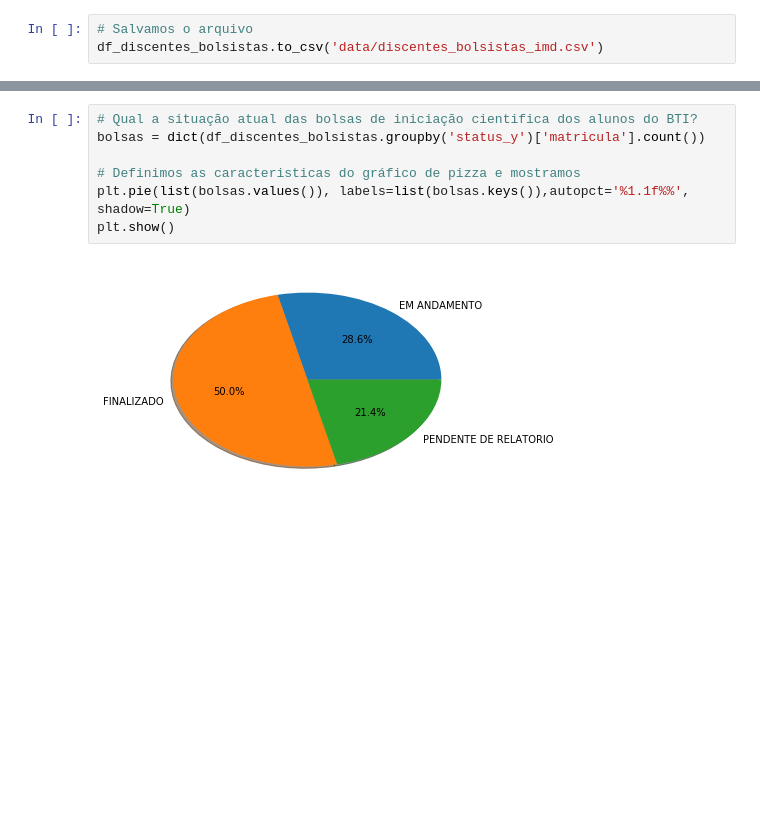
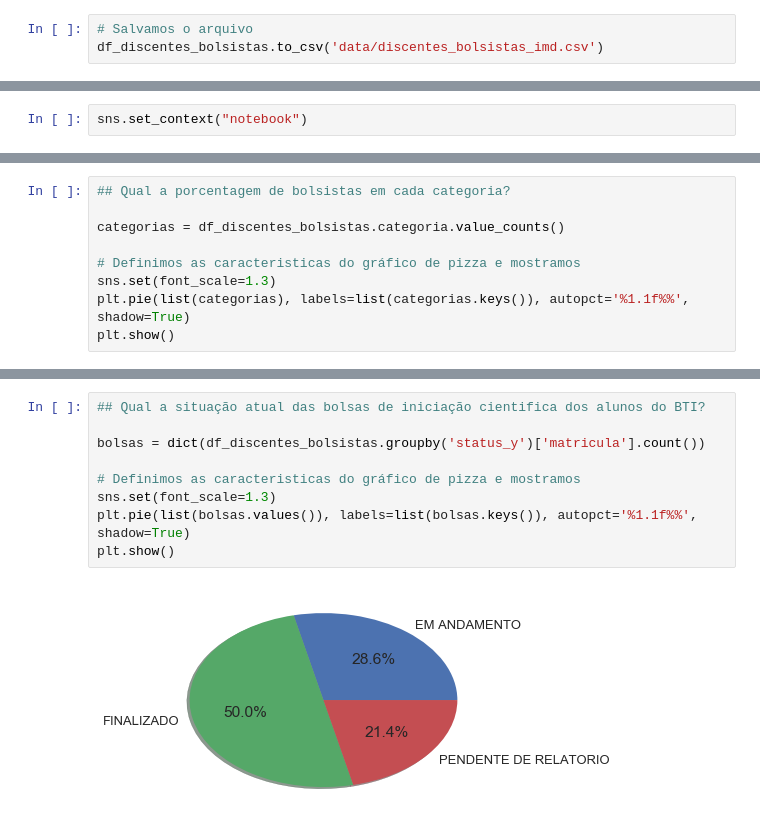
Before and after one commit to alvarofpp/imd0033-imd-pesquisa, a Jupyter notebook: IMD Pesquisa.ipynb, the cells around one changed output, grey strips where cells are left out. Cells and saved outputs as stored; diff of their text form; blank space fills up the shorter version.

Commit message:
Discentes

```diff
--- a/IMD Pesquisa.ipynb
+++ b/IMD Pesquisa.ipynb
@@ -197 +213,3 @@ df_discentes_bolsistas.to_csv('data/discentes_bolsistas_imd.csv')
+# %%
+sns.set_context("notebook")
 # %% [markdown]
@@ -230,0 +236,9 @@ Name: categoria, dtype: int64
+# %%
+## Qual a porcentagem de bolsistas em cada categoria?
+
+categorias = df_discentes_bolsistas.categoria.value_counts()
+
+# Definimos as caracteristicas do gráfico de pizza e mostramos
+sns.set(font_scale=1.3)
+plt.pie(list(categorias), labels=list(categorias.keys()), autopct='%1.1f%%', shadow=True)
+plt.show()
@@ -231,9 +247,11 @@ Name: categoria, dtype: int64
 # %%
-# Qual a situação atual das bolsas de iniciação cientifica dos alunos do BTI?
+## Qual a situação atual das bolsas de iniciação cientifica dos alunos do BTI?
+
 bolsas = dict(df_discentes_bolsistas.groupby('status_y')['matricula'].count())
 
 # Definimos as caracteristicas do gráfico de pizza e mostramos
-plt.pie(list(bolsas.values()), labels=list(bolsas.keys()),autopct='%1.1f%%', shadow=True)
+sns.set(font_scale=1.3)
+plt.pie(list(bolsas.values()), labels=list(bolsas.keys()), autopct='%1.1f%%', shadow=True)
 plt.show()
 # %% [output]
-[figure, old version]
+[figure, new version]
```
Also changed, not shown: parts of 33 cells of this notebook, 2 other files.
